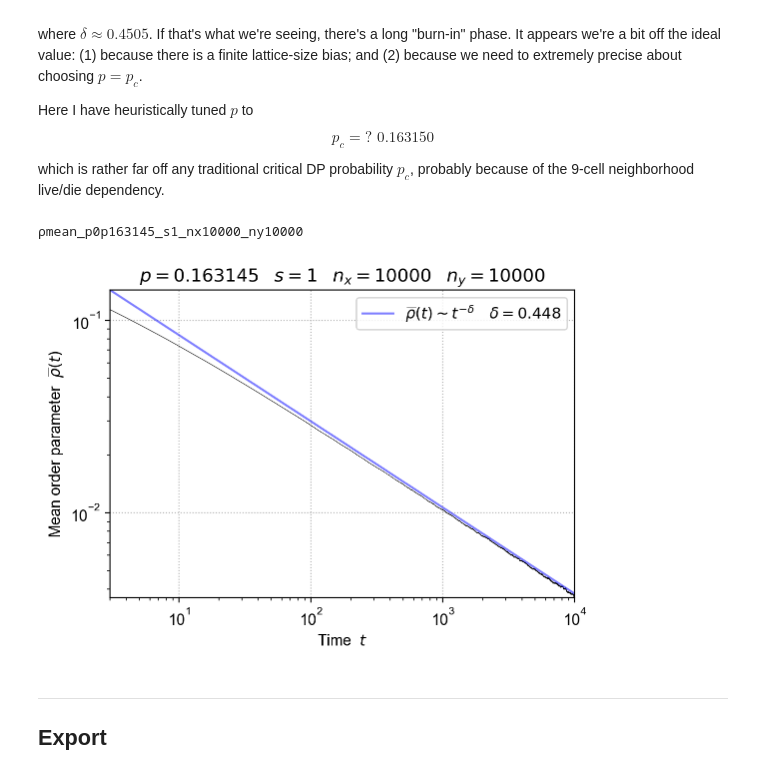
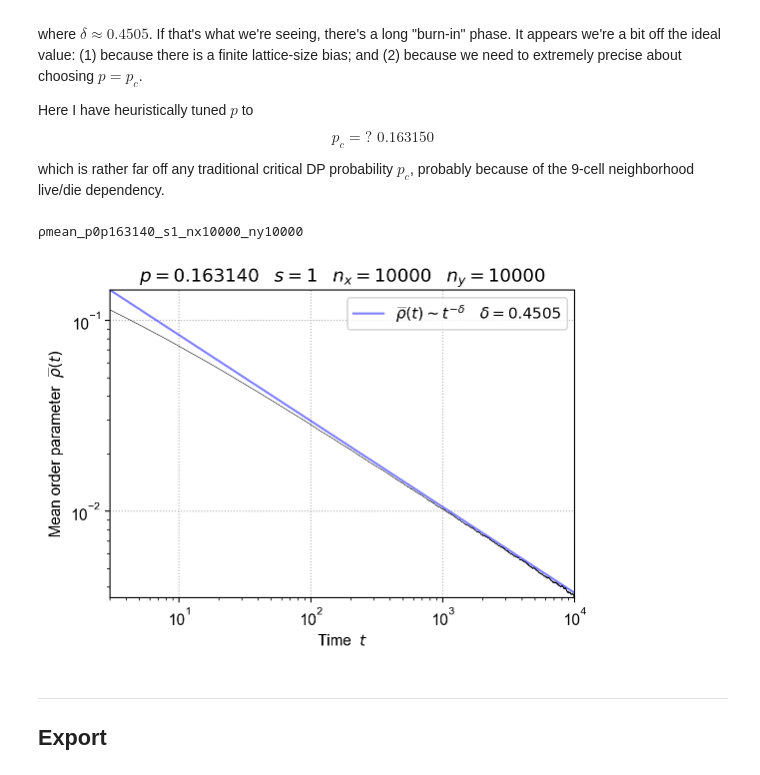
Before and after one commit to atthecodeface/DPRS, a Jupyter notebook: notebooks/dp_2d.ipynb, the cells around one changed output. Drawn from its saved outputs; the diff is of its cells as text; code cells hidden in the pictures.

```diff
--- a/notebooks/dp_2d.ipynb
+++ b/notebooks/dp_2d.ipynb
@@ -20,7 +20,7 @@ from dprs.file import create_directories, export_plots
 ## Simulation
 # %%
 class Parameters:
-    p: float = 0.163145
+    p: float = 0.163140
     p0: float = 0.99
     seed: int = 1
     n_iterations: int = 10_000
@@ -182,24 +182,24 @@ which is rather far off any traditional critical DP probability $p_c$, probably
 # %%
 δ = 0.4505
 ρ_mean_ref = 0.235
-δ = 0.448
-ρ_mean_ref = 0.235
+δ = 0.4505
+ρ_mean_ref = 0.237
 
 name = make_name(parameters, "ρmean", None, )
 title = make_title(parameters, None)
 print(name)
 
 viz.plot_ρmean(
     name,
     title,
     tracking,
     δ,
     ρ_mean_ref,
     fig_size=(6,4,),
 )
 # %% [output]
-ρmean_p0p163145_s1_nx10000_ny10000
+ρmean_p0p163140_s1_nx10000_ny10000
-[figure, old version]
+[figure, new version]
 # %% [markdown]
 <hr>
 
```
Also changed, not shown: parts of 3 cells of this notebook.
